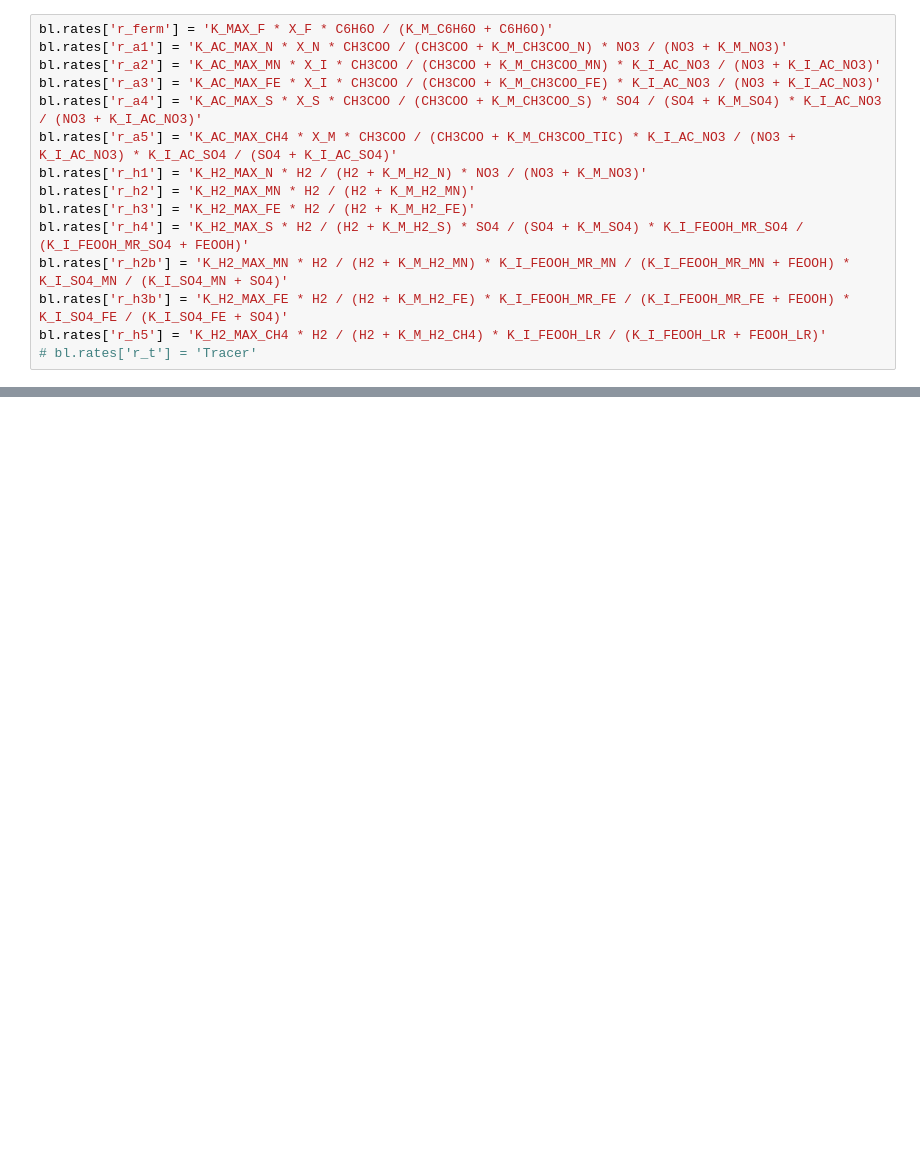
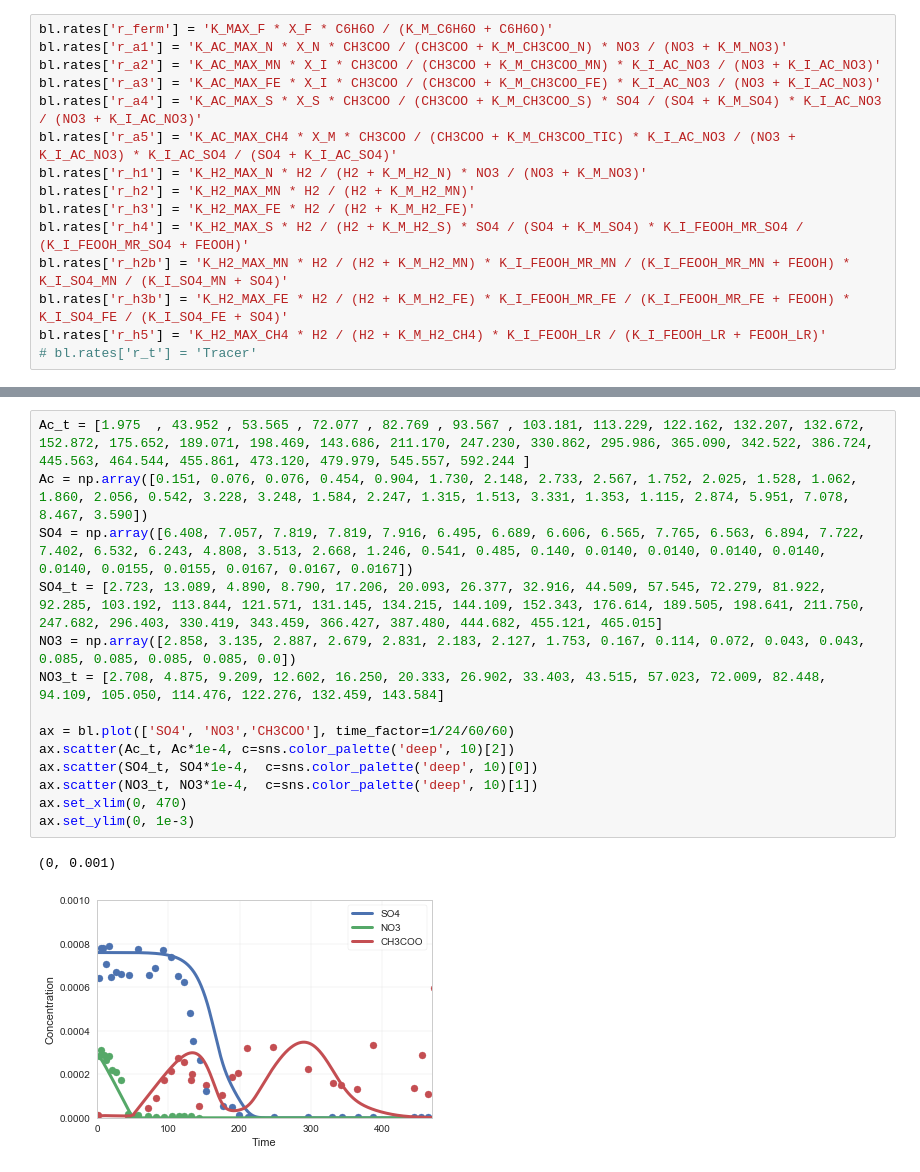
Before and after one commit to biogeochemistry/PorousMediaLab, a Jupyter notebook: examples/Batch - Watson 2003.ipynb, the cells around one changed output, grey strips where cells are left out. Cells and saved outputs as stored; diff of their text form; blank space fills up the shorter version.

```diff
--- a/examples/Batch - Watson 2003.ipynb
+++ b/examples/Batch - Watson 2003.ipynb
@@ -152,0 +162,17 @@ bl.plot_profiles(time_factor=1/24/60/60)
+# %%
+Ac_t = [1.975  , 43.952 , 53.565 , 72.077 , 82.769 , 93.567 , 103.181, 113.229, 122.162, 132.207, 132.672, 152.872, 175.652, 189.071, 198.469, 143.686, 211.170, 247.230, 330.862, 295.986, 365.090, 342.522, 386.724, 445.563, 464.544, 455.861, 473.120, 479.979, 545.557, 592.244 ]
+Ac = np.array([0.151, 0.076, 0.076, 0.454, 0.904, 1.730, 2.148, 2.733, 2.567, 1.752, 2.025, 1.528, 1.062, 1.860, 2.056, 0.542, 3.228, 3.248, 1.584, 2.247, 1.315, 1.513, 3.331, 1.353, 1.115, 2.874, 5.951, 7.078, 8.467, 3.590])
+SO4 = np.array([6.408, 7.057, 7.819, 7.819, 7.916, 6.495, 6.689, 6.606, 6.565, 7.765, 6.563, 6.894, 7.722, 7.402, 6.532, 6.243, 4.808, 3.513, 2.668, 1.246, 0.541, 0.485, 0.140, 0.0140, 0.0140, 0.0140, 0.0140, 0.0140, 0.0155, 0.0155, 0.0167, 0.0167, 0.0167])
+SO4_t = [2.723, 13.089, 4.890, 8.790, 17.206, 20.093, 26.377, 32.916, 44.509, 57.545, 72.279, 81.922, 92.285, 103.192, 113.844, 121.571, 131.145, 134.215, 144.109, 152.343, 176.614, 189.505, 198.641, 211.750, 247.682, 296.403, 330.419, 343.459, 366.427, 387.480, 444.682, 455.121, 465.015]
+NO3 = np.array([2.858, 3.135, 2.887, 2.679, 2.831, 2.183, 2.127, 1.753, 0.167, 0.114, 0.072, 0.043, 0.043, 0.085, 0.085, 0.085, 0.085, 0.0])
+NO3_t = [2.708, 4.875, 9.209, 12.602, 16.250, 20.333, 26.902, 33.403, 43.515, 57.023, 72.009, 82.448, 94.109, 105.050, 114.476, 122.276, 132.459, 143.584]
+
+ax = bl.plot(['SO4', 'NO3','CH3COO'], time_factor=1/24/60/60)
+ax.scatter(Ac_t, Ac*1e-4, c=sns.color_palette('deep', 10)[2])
+ax.scatter(SO4_t, SO4*1e-4,  c=sns.color_palette('deep', 10)[0])
+ax.scatter(NO3_t, NO3*1e-4,  c=sns.color_palette('deep', 10)[1])
+ax.set_xlim(0, 470)
+ax.set_ylim(0, 1e-3)
+# %% [output]
+(0, 0.001)
+[figure, added]
```
Also changed, not shown: parts of 13 cells of this notebook, 9 other files.
